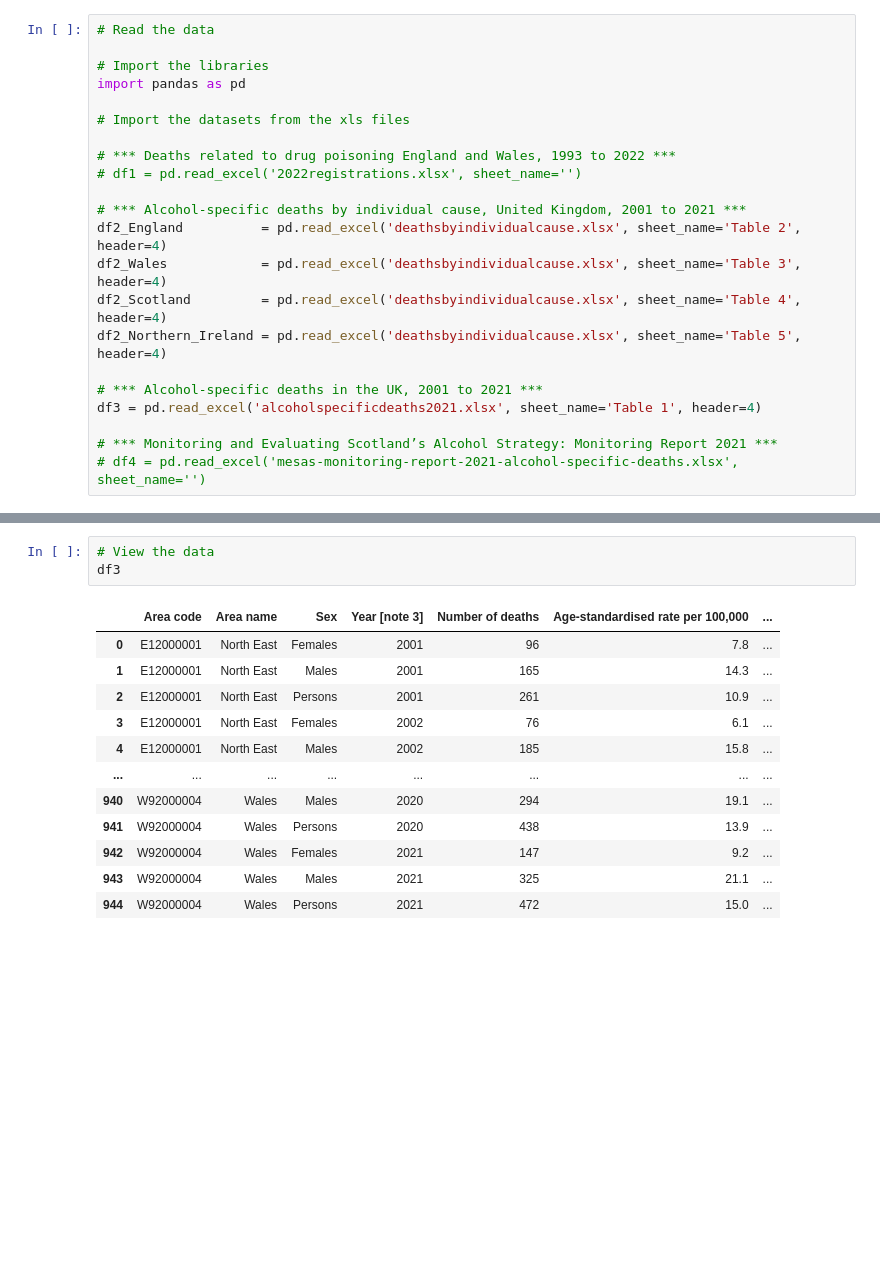
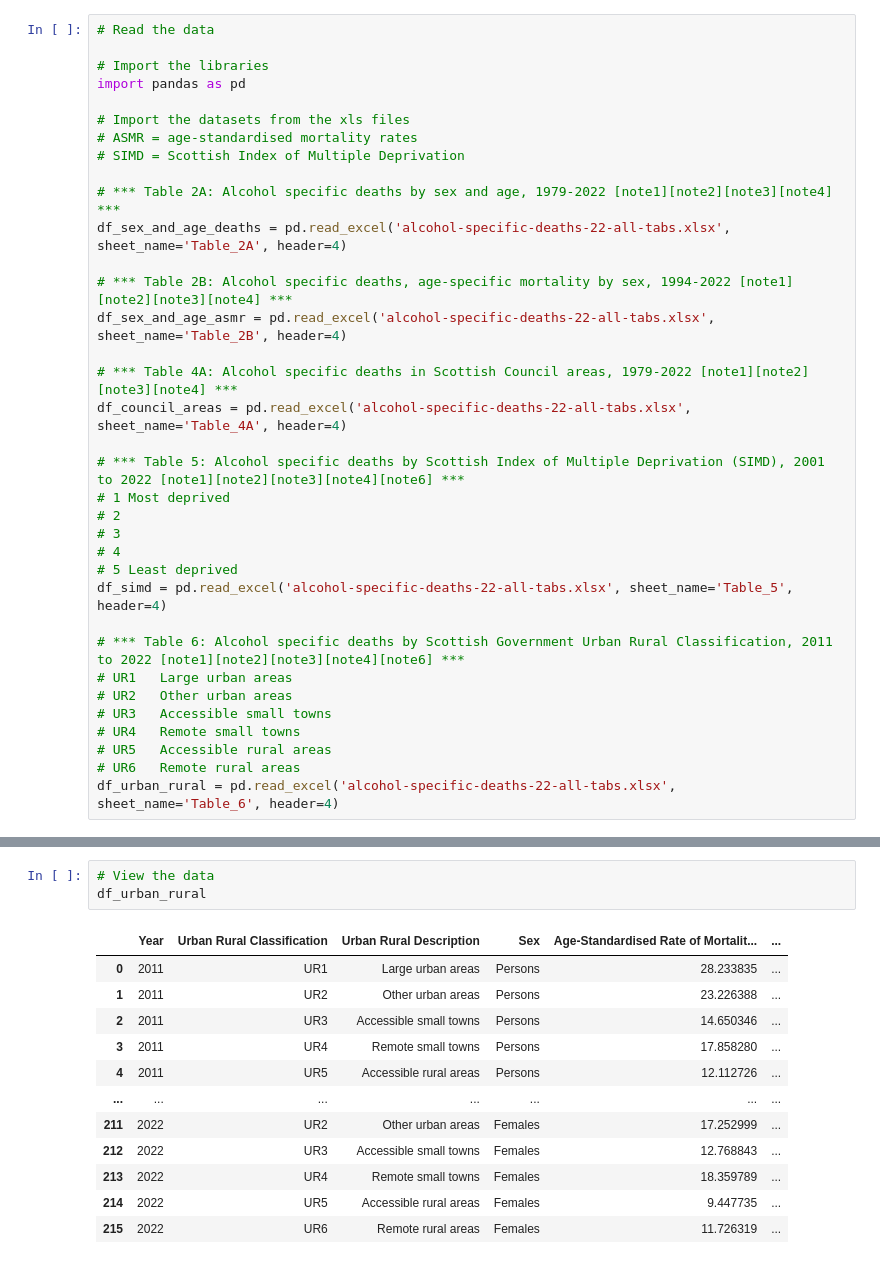
Before and after one commit to jarod-pret/project-group-1, a Jupyter notebook: data_science_project.ipynb, the cells around one changed output, grey strips where cells are left out. Drawn from its saved outputs; the diff is of its cells as text; blank space fills up the shorter version.

```diff
--- a/data_science_project.ipynb
+++ b/data_science_project.ipynb
@@ -5,20 +5,33 @@
 import pandas as pd
 
 # Import the datasets from the xls files
+# ASMR = age-standardised mortality rates
+# SIMD = Scottish Index of Multiple Deprivation
 
-# *** Deaths related to drug poisoning England and Wales, 1993 to 2022 ***
-# df1 = pd.read_excel('2022registrations.xlsx', sheet_name='')
+# *** Table 2A: Alcohol specific deaths by sex and age, 1979-2022 [note1][note2][note3][note4] ***
+df_sex_and_age_deaths = pd.read_excel('alcohol-specific-deaths-22-all-tabs.xlsx', sheet_name='Table_2A', header=4)
 
-# *** Alcohol-specific deaths by individual cause, United Kingdom, 2001 to 2021 ***
-df2_England          = pd.read_excel('deathsbyindividualcause.xlsx', sheet_name='Table 2', header=4)
-df2_Wales            = pd.read_excel('deathsbyindividualcause.xlsx', sheet_name='Table 3', header=4)
-df2_Scotland         = pd.read_excel('deathsbyindividualcause.xlsx', sheet_name='Table 4', header=4)
-df2_Northern_Ireland = pd.read_excel('deathsbyindividualcause.xlsx', sheet_name='Table 5', header=4)
+# *** Table 2B: Alcohol specific deaths, age-specific mortality by sex, 1994-2022 [note1][note2][note3][note4] ***
+df_sex_and_age_asmr = pd.read_excel('alcohol-specific-deaths-22-all-tabs.xlsx', sheet_name='Table_2B', header=4)
 
-# *** Alcohol-specific deaths in the UK, 2001 to 2021 ***
-df3 = pd.read_excel('alcoholspecificdeaths2021.xlsx', sheet_name='Table 1', header=4)
+# *** Table 4A: Alcohol specific deaths in Scottish Council areas, 1979-2022 [note1][note2][note3][note4] ***
+df_council_areas = pd.read_excel('alcohol-specific-deaths-22-all-tabs.xlsx', sheet_name='Table_4A', header=4)
 
-# *** Monitoring and Evaluating Scotland’s Alcohol Strategy: Monitoring Report 2021 ***
-# df4 = pd.read_excel('mesas-monitoring-report-2021-alcohol-specific-deaths.xlsx', sheet_name='')
+# *** Table 5: Alcohol specific deaths by Scottish Index of Multiple Deprivation (SIMD), 2001 to 2022 [note1][note2][note3][note4][note6] ***
+# 1	Most deprived
+# 2
+# 3
+# 4
+# 5	Least deprived
+df_simd = pd.read_excel('alcohol-specific-deaths-22-all-tabs.xlsx', sheet_name='Table_5', header=4)
+
+# *** Table 6: Alcohol specific deaths by Scottish Government Urban Rural Classification, 2011 to 2022 [note1][note2][note3][note4][note6] ***
+# UR1	Large urban areas
+# UR2	Other urban areas
+# UR3	Accessible small towns
+# UR4	Remote small towns
+# UR5	Accessible rural areas
+# UR6	Remote rural areas
+df_urban_rural = pd.read_excel('alcohol-specific-deaths-22-all-tabs.xlsx', sheet_name='Table_6', header=4)
 # %%
 # View the data
@@ -49,16 +234,16 @@ df2_England
 # %%
 # View the data
-df3
+df_urban_rural
 # %% [output]
-|  | Area code | Area name | Sex | Year [note 3] | Number of deaths | Age-standardised rate per 100,000 | ... |
-| 0 | E12000001 | North East | Females | 2001 | 96 | 7.8 | ... |
-| 1 | E12000001 | North East | Males | 2001 | 165 | 14.3 | ... |
-| 2 | E12000001 | North East | Persons | 2001 | 261 | 10.9 | ... |
-| 3 | E12000001 | North East | Females | 2002 | 76 | 6.1 | ... |
-| 4 | E12000001 | North East | Males | 2002 | 185 | 15.8 | ... |
-| ... | ... | ... | ... | ... | ... | ... | ... |
-| 940 | W92000004 | Wales | Males | 2020 | 294 | 19.1 | ... |
-| 941 | W92000004 | Wales | Persons | 2020 | 438 | 13.9 | ... |
-| 942 | W92000004 | Wales | Females | 2021 | 147 | 9.2 | ... |
-| 943 | W92000004 | Wales | Males | 2021 | 325 | 21.1 | ... |
-| 944 | W92000004 | Wales | Persons | 2021 | 472 | 15.0 | ... |
+|  | Year | Urban Rural Classification | Urban Rural Description | Sex | Age-Standardised Rate of Mortalit... | ... |
+| 0 | 2011 | UR1 | Large urban areas | Persons | 28.233835 | ... |
+| 1 | 2011 | UR2 | Other urban areas | Persons | 23.226388 | ... |
+| 2 | 2011 | UR3 | Accessible small towns | Persons | 14.650346 | ... |
+| 3 | 2011 | UR4 | Remote small towns | Persons | 17.858280 | ... |
+| 4 | 2011 | UR5 | Accessible rural areas | Persons | 12.112726 | ... |
+| ... | ... | ... | ... | ... | ... | ... |
+| 211 | 2022 | UR2 | Other urban areas | Females | 17.252999 | ... |
+| 212 | 2022 | UR3 | Accessible small towns | Females | 12.768843 | ... |
+| 213 | 2022 | UR4 | Remote small towns | Females | 18.359789 | ... |
+| 214 | 2022 | UR5 | Accessible rural areas | Females | 9.447735 | ... |
+| 215 | 2022 | UR6 | Remote rural areas | Females | 11.726319 | ... |
```
Also changed, not shown: parts of 22 cells of this notebook, 2 other files.
